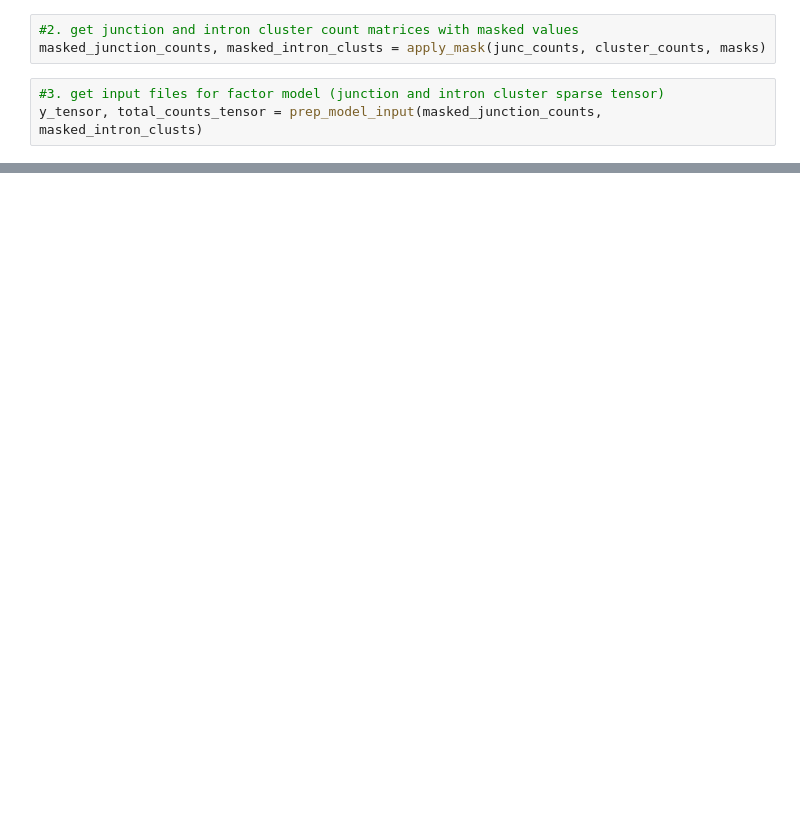
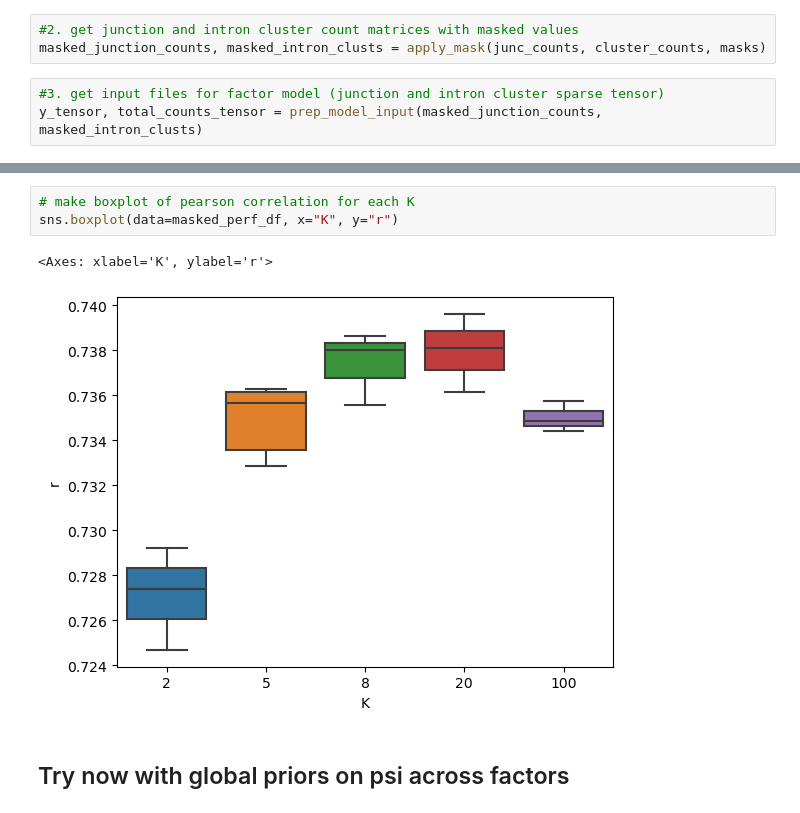
Before and after one commit to daklab/LeafletSC, a Jupyter notebook: notebooks/example_analysis/run_beta-dirichlet-factor_model.ipynb, the cells around one changed output, grey strips where cells are left out. Saved outputs shown, nothing was run; the diff lists cells and outputs as text; blank space fills up the shorter version.

```diff
--- a/notebooks/example_analysis/run_beta-dirichlet-factor_model.ipynb
+++ b/notebooks/example_analysis/run_beta-dirichlet-factor_model.ipynb
@@ -391,0 +454,8 @@ array([ 16, 125,  10, ...,   0,   0,   0])
+# %%
+# make boxplot of pearson correlation for each K
+sns.boxplot(data=masked_perf_df, x="K", y="r")
+# %% [output]
+<Axes: xlabel='K', ylabel='r'>
+[figure, added]
+# %% [markdown]
+## Try now with global priors on psi across factors
```
Also changed, not shown: parts of 55 cells of this notebook, 5 other files.
